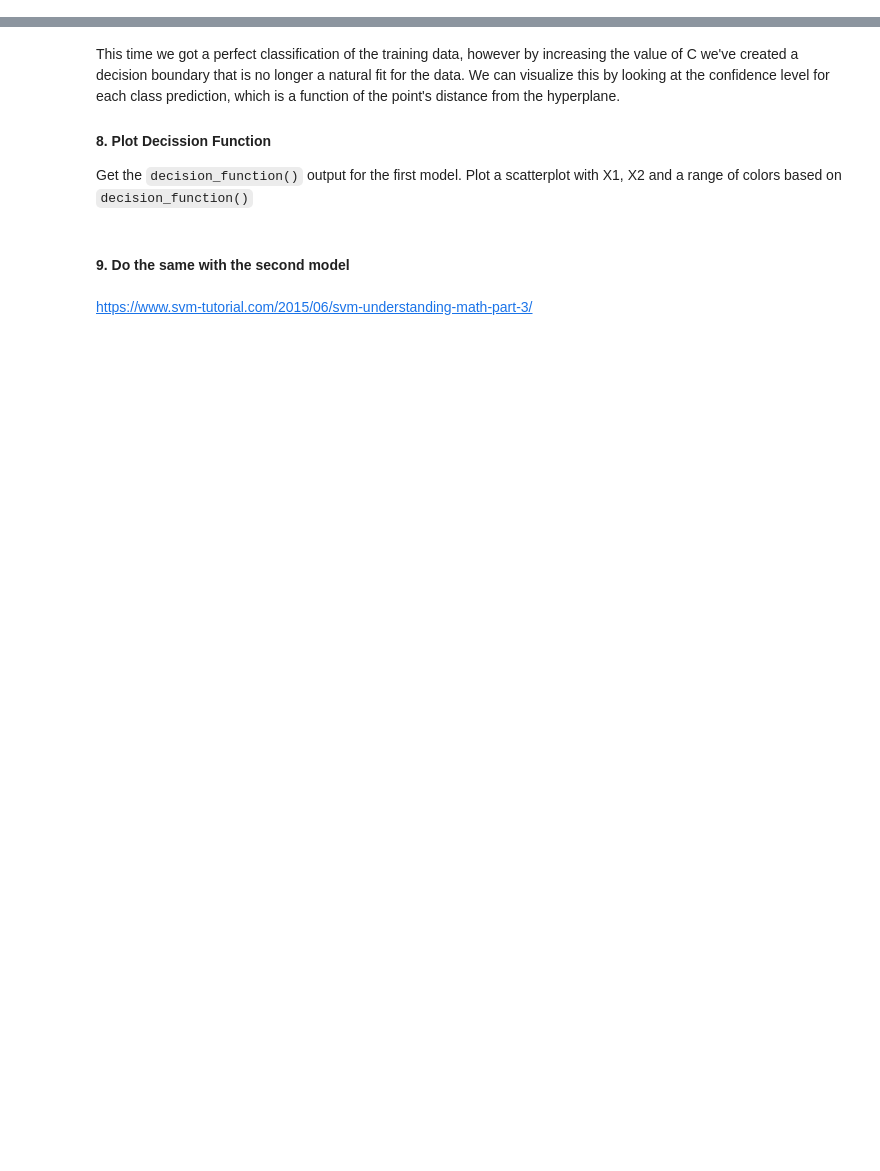
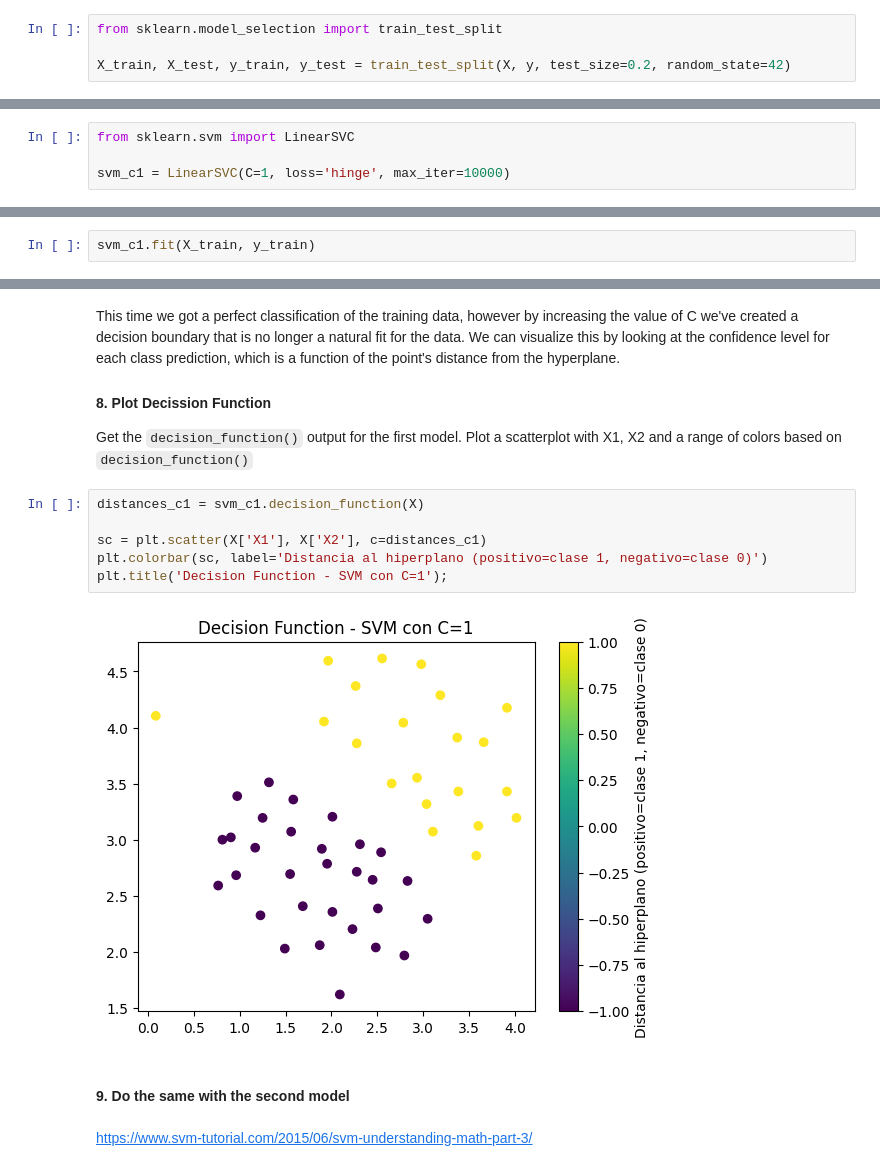
Before and after one commit to Varushet/Data_Science, a Jupyter notebook: 3-Machine_Learning/1-Supervisado/3-RegorClass/8-SVM/ejercicios/Ejercicios_SVM.ipynb, the cells around one changed output, grey strips where cells are left out. Drawn from its saved outputs; the diff is of its cells as text; blank space fills up the shorter version.

````diff
--- a/3-Machine_Learning/1-Supervisado/3-RegorClass/8-SVM/ejercicios/Ejercicios_SVM.ipynb
+++ b/3-Machine_Learning/1-Supervisado/3-RegorClass/8-SVM/ejercicios/Ejercicios_SVM.ipynb
@@ -47,2 +31,6 @@ df
+# %%
+from sklearn.model_selection import train_test_split
+
+X_train, X_test, y_train, y_test = train_test_split(X, y, test_size=0.2, random_state=42)
 # %% [markdown]
 #### 4. Plot a scatterplot with the data
@@ -55,6 +49,10 @@ Declare a Linear SVC with the hyperparamenters:
 ```Python
 LinearSVC(C=1, loss='hinge', max_iter=10000)
 ```
+# %%
+from sklearn.svm import LinearSVC
+
+svm_c1 = LinearSVC(C=1, loss='hinge', max_iter=10000)
 # %% [markdown]
 #### 6. Try the performance (score)
 For the first experiment we'll use C=1 and see how it performs.
@@ -60,0 +65,2 @@ For the first experiment we'll use C=1 and see how it performs.
+# %%
+svm_c1.fit(X_train, y_train)
@@ -67,6 +104,14 @@ This time we got a perfect classification of the training data, however by incre
 
 #### 8. Plot Decission Function
 Get the `decision_function()` output for the first model. Plot a scatterplot with X1, X2 and a range of colors based on `decision_function()`
+# %%
+distances_c1 = svm_c1.decision_function(X)
+
+sc = plt.scatter(X['X1'], X['X2'], c=distances_c1)
+plt.colorbar(sc, label='Distancia al hiperplano (positivo=clase 1, negativo=clase 0)')
+plt.title('Decision Function - SVM con C=1');
+# %% [output]
+[figure, added]
 # %% [markdown]
 #### 9. Do the same with the second model
 # %% [markdown]
````
Also changed, not shown: parts of 17 cells of this notebook.
